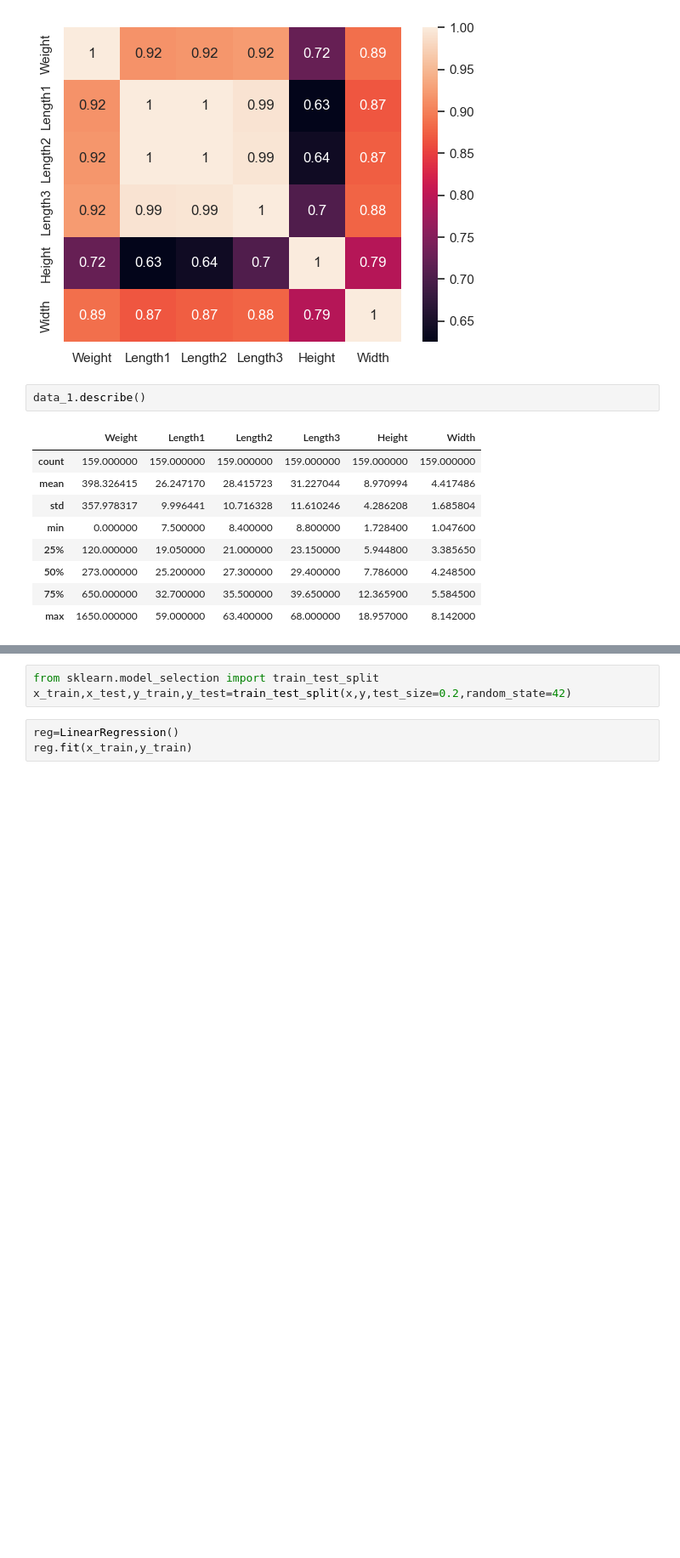
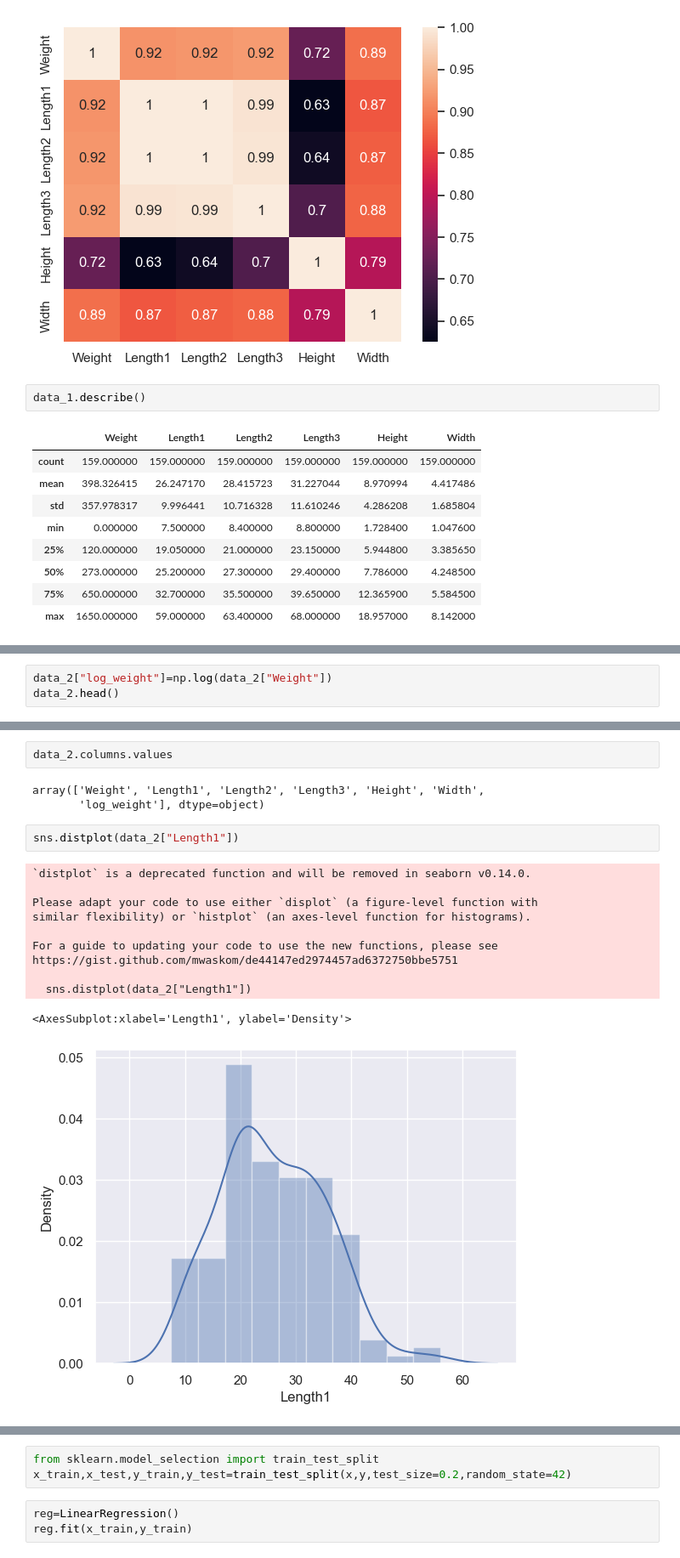
Before and after one commit to lingeshnafeax/DataScience, a Jupyter notebook: sklearn/Fish Dataset/Fish Dataset.ipynb, the cells around one changed output, grey strips where cells are left out. Shown at 85% size. Cells and saved outputs as stored; diff of their text form; blank space fills up the shorter version.

```diff
--- a/sklearn/Fish Dataset/Fish Dataset.ipynb
+++ b/sklearn/Fish Dataset/Fish Dataset.ipynb
@@ -76,0 +130,3 @@ data_1.describe()
+# %%
+data_2["log_weight"]=np.log(data_2["Weight"])
+data_2.head()
@@ -76,0 +152,19 @@ data_1.describe()
+# %%
+data_2.columns.values
+# %% [output]
+array(['Weight', 'Length1', 'Length2', 'Length3', 'Height', 'Width',
+       'log_weight'], dtype=object)
+# %%
+sns.distplot(data_2["Length1"])
+# %% [output]
+`distplot` is a deprecated function and will be removed in seaborn v0.14.0.
+
+Please adapt your code to use either `displot` (a figure-level function with
+similar flexibility) or `histplot` (an axes-level function for histograms).
+
+For a guide to updating your code to use the new functions, please see
+https://gist.github.com/mwaskom/de44147ed2974457ad6372750bbe5751
+
+  sns.distplot(data_2["Length1"])
+<AxesSubplot:xlabel='Length1', ylabel='Density'>
+[figure, added]
```
Also changed, not shown: parts of 42 cells of this notebook.
